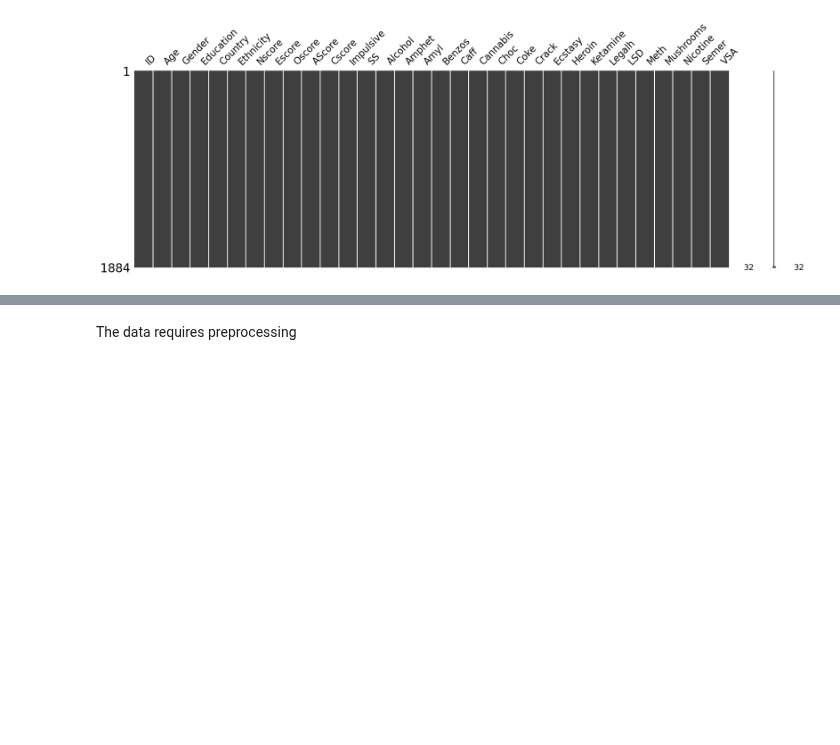
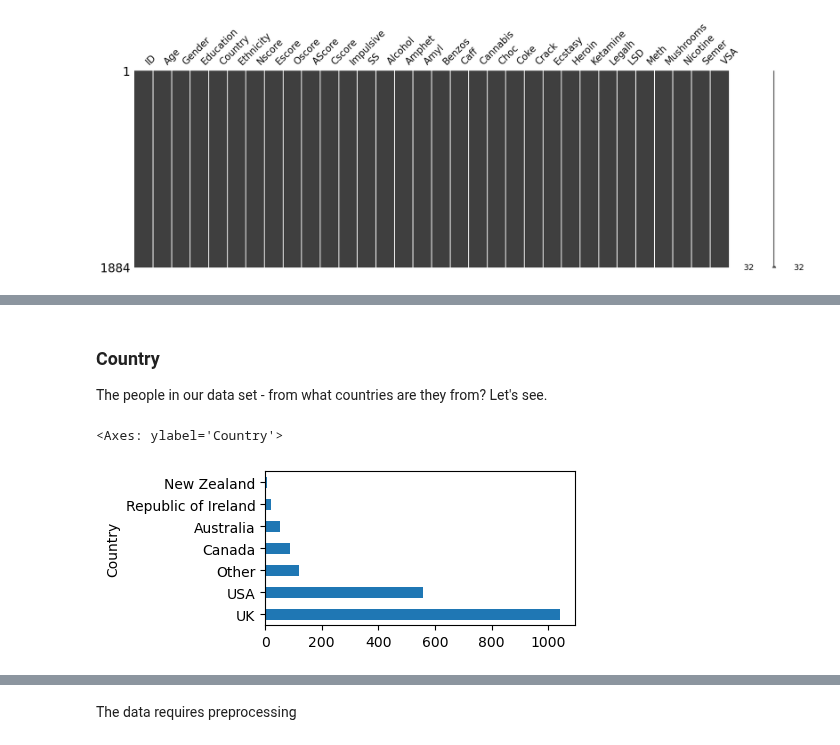
Before and after one commit to maksio420/ML, a Jupyter notebook: 7-final-drugs-anal/7. Final Group Project.ipynb, the cells around one changed output, grey strips where cells are left out. Cells and saved outputs as stored; diff of their text form; code cells hidden in the pictures; blank space fills up the shorter version.

```diff
--- a/7-final-drugs-anal/7. Final Group Project.ipynb
+++ b/7-final-drugs-anal/7. Final Group Project.ipynb
@@ -193,0 +289,11 @@ As you can see there are no missing values in this data. We are lucky.
+# %% [markdown]
+### Country
+The people in our data set - from what countries are they from? Let's see.
+# %%
+just_country = dataRaw['Country']
+
+plt.figure(figsize=(4,2))
+just_country.value_counts().plot(kind='barh')
+# %% [output]
+<Axes: ylabel='Country'>
+[figure, added]
```
Also changed, not shown: parts of 30 cells of this notebook.
